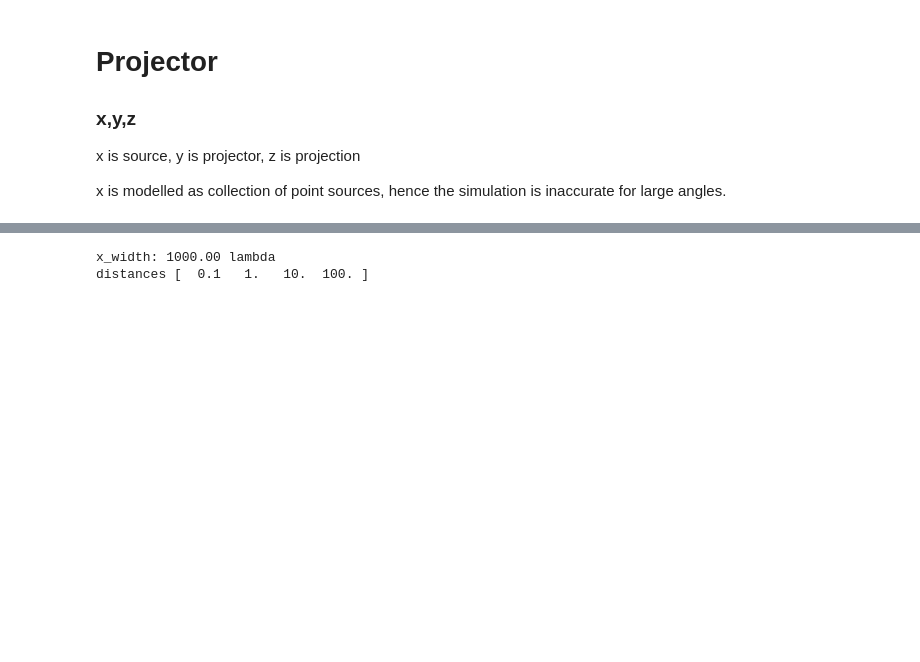
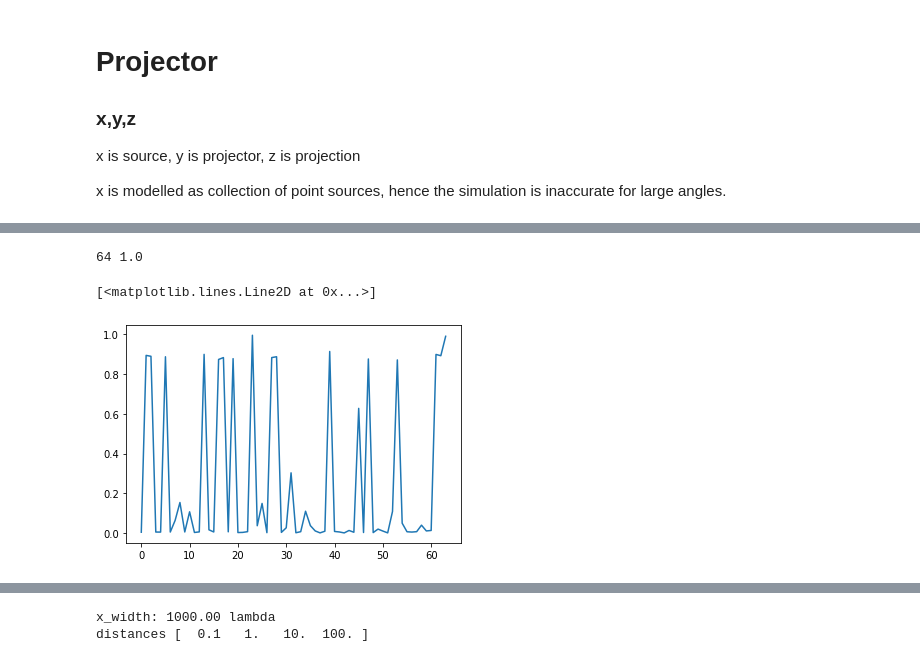
Before and after one commit to voschezang/Holographic-Projector-Simulations, a Jupyter notebook: projector-demo-1d.ipynb, the cells around one changed output, grey strips where cells are left out. Saved outputs shown, nothing was run; the diff lists cells and outputs as text; code cells hidden in the pictures; blank space fills up the shorter version.

```diff
--- a/projector-demo-1d.ipynb
+++ b/projector-demo-1d.ipynb
@@ -297,0 +337,14 @@ distances [ 0.01  0.1   1.   10.  ]
+# %%
+# problem: sample indices are not periodic, TODO use compressive sensing for estimate
+n = z.shape[0] // 100
+print(n, 100 * n / z.shape[0])
+z_partial = np.random.choice(to_polar(z[:,0], z[:,1]), size=n, replace=False)
+z_fft = spfft.fft(z_partial)
+z_ifft = spfft.ifft(z_fft)
+# z_partial.shape
+# z_partial
+plt.plot(np.abs(z_ifft))
+# %% [output]
+64 1.0
+[<matplotlib.lines.Line2D at 0x...>]
+[figure, added]
```
Also changed, not shown: parts of 8 cells of this notebook, 4 other files.
